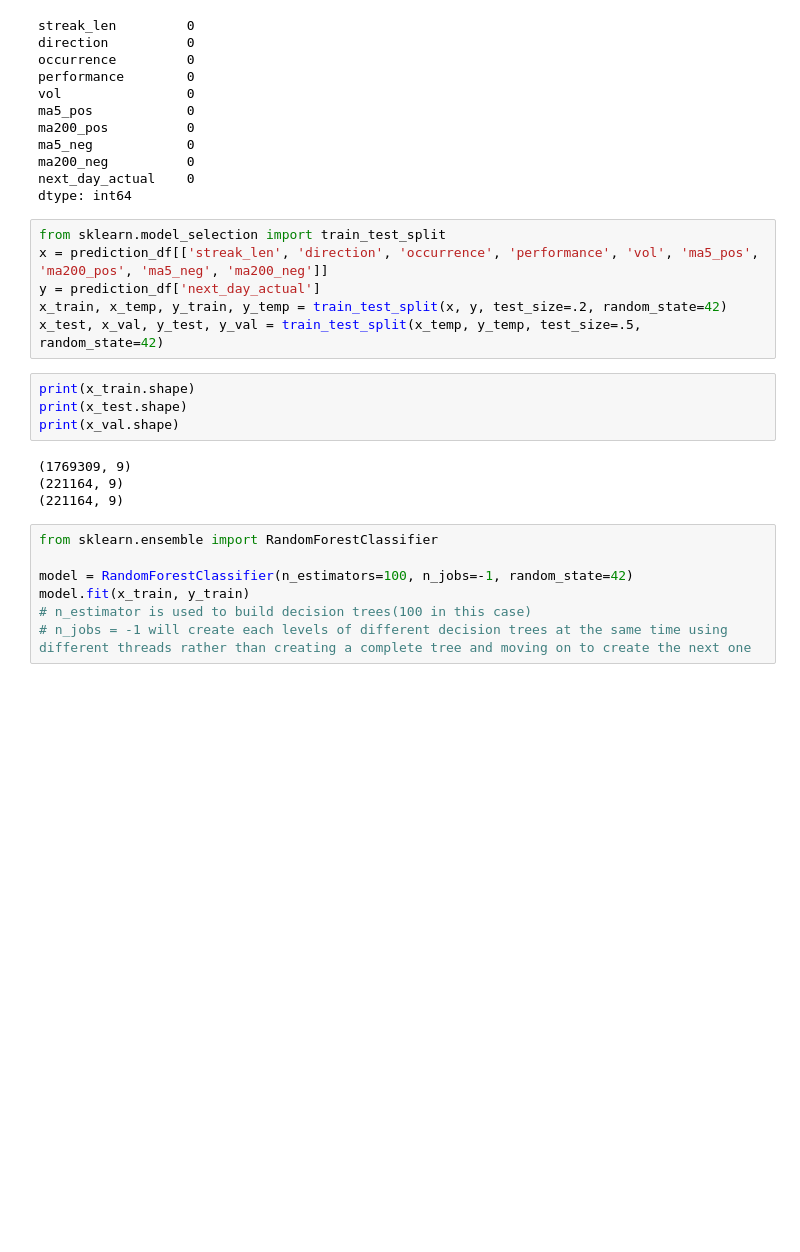
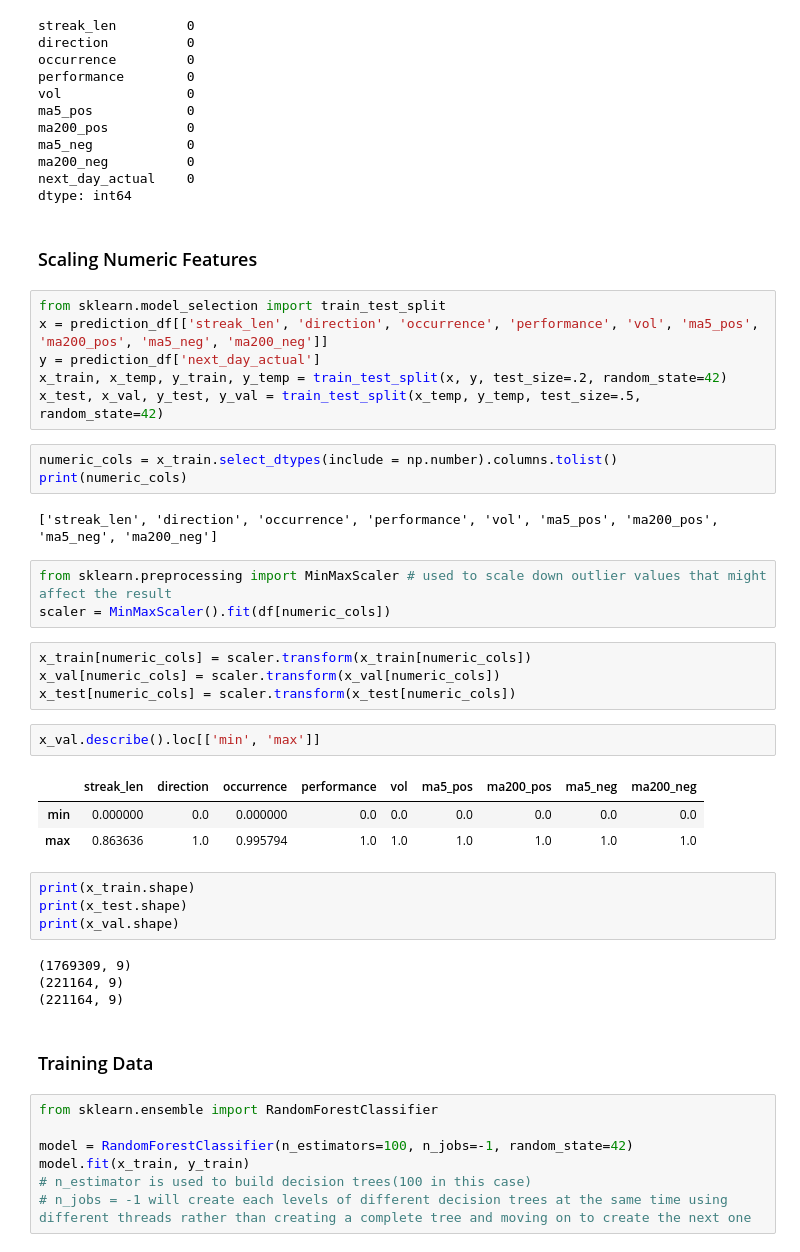
Before and after one commit to Coop04/Stock-Prediction, a Jupyter notebook: NasdaqData/DataMain.ipynb, the cells around one changed output. Cells and saved outputs as stored; diff of their text form; blank space fills up the shorter version.

Commit message:
Scaled Numeric Features (accuracy score decreased marginally)

```diff
--- a/NasdaqData/DataMain.ipynb
+++ b/NasdaqData/DataMain.ipynb
@@ -78,12 +79,32 @@ ma5_neg            0
 ma200_neg          0
 next_day_actual    0
 dtype: int64
+# %% [markdown]
+### Scaling Numeric Features
 # %%
 from sklearn.model_selection import train_test_split
 x = prediction_df[['streak_len', 'direction', 'occurrence', 'performance', 'vol', 'ma5_pos', 'ma200_pos', 'ma5_neg', 'ma200_neg']]
 y = prediction_df['next_day_actual']
 x_train, x_temp, y_train, y_temp = train_test_split(x, y, test_size=.2, random_state=42)
 x_test, x_val, y_test, y_val = train_test_split(x_temp, y_temp, test_size=.5, random_state=42)
+# %%
+numeric_cols = x_train.select_dtypes(include = np.number).columns.tolist()
+print(numeric_cols)
+# %% [output]
+['streak_len', 'direction', 'occurrence', 'performance', 'vol', 'ma5_pos', 'ma200_pos', 'ma5_neg', 'ma200_neg']
+# %%
+from sklearn.preprocessing import MinMaxScaler # used to scale down outlier values that might affect the result
+scaler = MinMaxScaler().fit(df[numeric_cols])
+# %%
+x_train[numeric_cols] = scaler.transform(x_train[numeric_cols])
+x_val[numeric_cols] = scaler.transform(x_val[numeric_cols])
+x_test[numeric_cols] = scaler.transform(x_test[numeric_cols])
+# %%
+x_val.describe().loc[['min', 'max']]
+# %% [output]
+|  | streak_len | direction | occurrence | performance | vol | ma5_pos | ma200_pos | ma5_neg | ma200_neg |
+| min | 0.000000 | 0.0 | 0.000000 | 0.0 | 0.0 | 0.0 | 0.0 | 0.0 | 0.0 |
+| max | 0.863636 | 1.0 | 0.995794 | 1.0 | 1.0 | 1.0 | 1.0 | 1.0 | 1.0 |
 # %%
 print(x_train.shape)
 print(x_test.shape)
@@ -92,6 +113,8 @@ print(x_val.shape)
 (1769309, 9)
 (221164, 9)
 (221164, 9)
+# %% [markdown]
+### Training Data
 # %%
 from sklearn.ensemble import RandomForestClassifier
 
```
Also changed, not shown: parts of 10 cells of this notebook, 1 other file.
